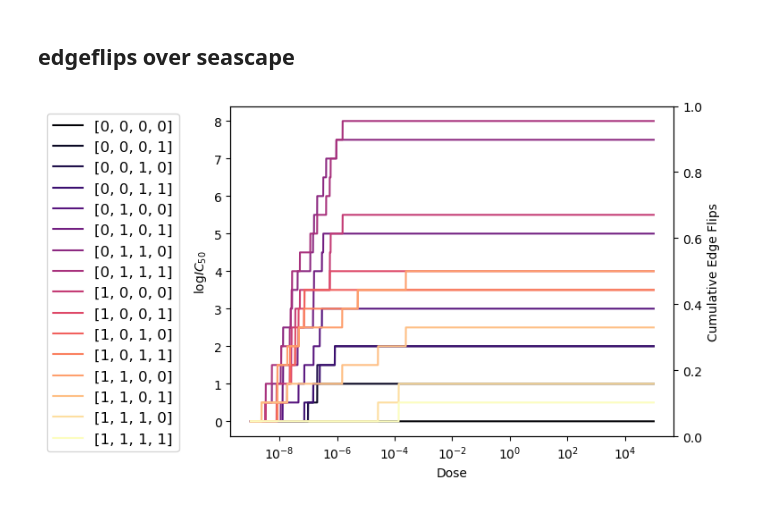
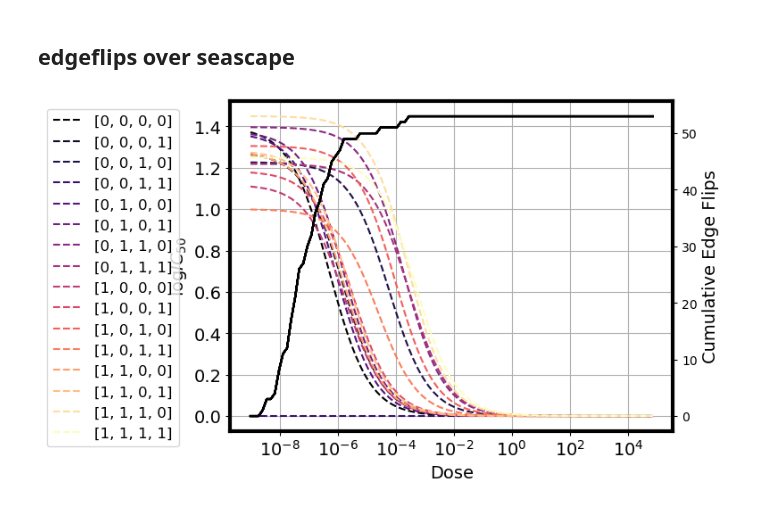
Before and after one commit to nkrishnan94/edgeflips, a Jupyter notebook: edgeflips.ipynb, the cells around one changed output. Cells and saved outputs as stored; diff of their text form; code cells hidden in the pictures.

```diff
--- a/edgeflips.ipynb
+++ b/edgeflips.ipynb
@@ -117,3 +112,10 @@ ax.text(r'$0 & 0 & 0 & 0\\
+# %%
+flipMatrix = np.zeros((len(landscapes),len(landscapes)))
+for i,l1 in enumerate(landscapes):
+    for j,l2 in enumerate(landscapes):
+        p1=buildTransitionMatrix(l1)
+        p2 = buildTransitionMatrix(l2)
+        flipMatrix[i,j] = np.sum(np.abs(edgeFlips(p1,p2)/2))
 # %%
 fig,ax=plt.subplots(figsize=(12,9))
 df = pd.DataFrame(data=flipMatrix,columns = names,index=names)
@@ -692,25 +694,30 @@ for i in np.logspace(-9, 5, num=100000):
     xs.append(i)
     for genotype in range(len(logic50s)):
         ys[genotype].append((g_druglesses[genotype]/(1+np.exp((logic50s[genotype] - np.log10(i))/c)))/0.000693783)
+# %%
+arr = np.abs(np.diff(np.argsort(ys,axis=0)))
+
+arr[arr!=0] = 1
 # %%
 fig,ax=plt.subplots()
-colors = plt.cm.magma(np.linspace(0,1,len(logic50s)))
-mpl.rcParams.update(mpl.rcParamsDefault)
 ax2= ax.twinx()
 for genotype in range(len(logic50s)):
-    #ax.semilogx(xs[::1000], ys[genotype][::1000],color=colors[genotype],label=convertIntToGenotype(genotype,4),linestyle="--",alpha=.5)
+    ax.semilogx(xs[::1000], ys[genotype][::1000],color=colors[genotype],label=convertIntToGenotype(genotype,4),linestyle="--")
 
 
-    arr = np.diff(np.argsort(np.array(ys),axis=0))
-    arr[arr!=0]=1
+ax.grid()
 
-    ax.semilogx(xs[1:],np.cumsum(np.abs(arr)[genotype])/2,color=colors[genotype],label=convertIntToGenotype(genotype,4))
-    #ax2.semilogx(xs[1:][::1000],np.cumsum(np.sum(arr,axis=0))[::1000]/2,color='k')
 ax.legend(fontsize=12,bbox_to_anchor=(-.1,1))
-#ax.grid()
-ax.set_ylabel('$\log IC_{50}$')
-ax.set_xlabel('Dose')
-ax2.set_ylabel('Cumulative Edge Flips')
+
+
+ax2.semilogx(xs[1:][::1000],np.cumsum(np.sum(arr,axis=0))[::1000]/2,color='k')
+for axis in ['bottom','left','top','right']:
+    ax.spines[axis].set_linewidth(3)
+ax.set_ylabel('$\log IC_{50}$',fontsize=14)
+ax.set_xlabel('Dose',fontsize=14)
+ax2.set_ylabel('Cumulative Edge Flips',fontsize=14)
+
+ax.tick_params(axis='both', which='major', labelsize=14)
 plt.rcParams['figure.facecolor'] = 'white'
 # %% [output]
-[figure, old version]
+[figure, new version]
```
Also changed, not shown: parts of 13 cells of this notebook, 2 other files.
